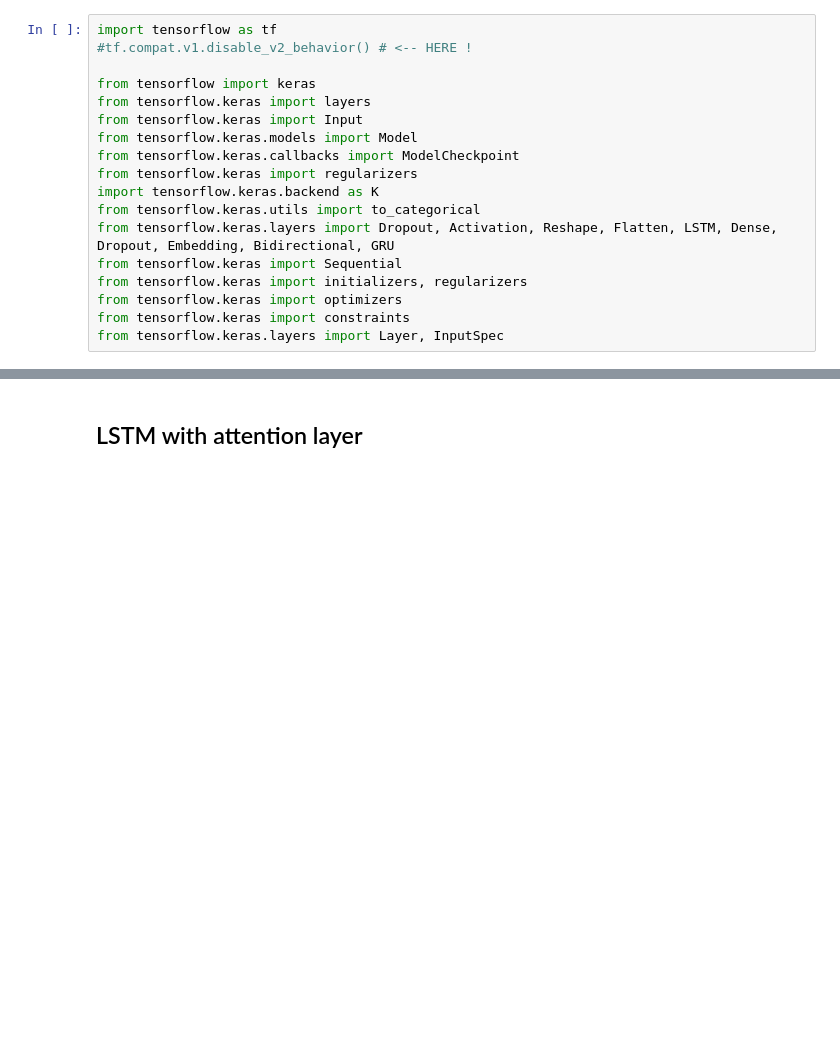
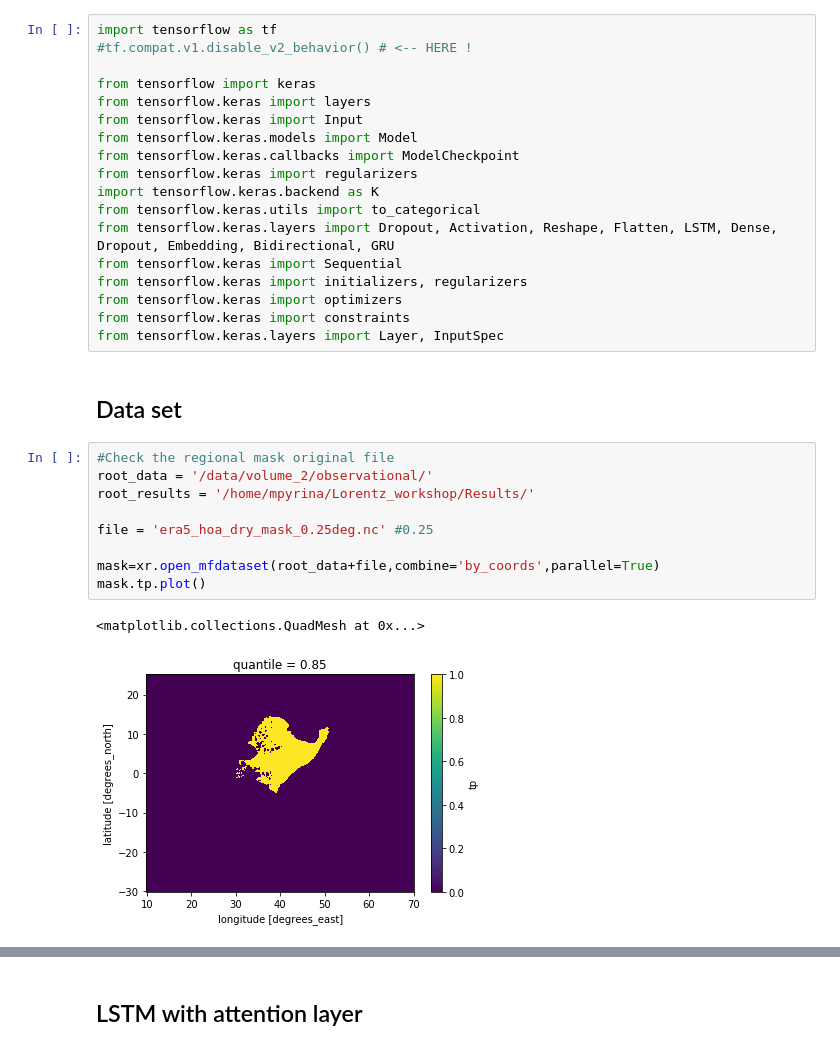
Before and after one commit to ZhengWinnieWu/Lorentz_workshop, a Jupyter notebook: lstm_att_demo_updated.ipynb, the cells around one changed output, grey strips where cells are left out. Drawn from its saved outputs; the diff is of its cells as text; blank space fills up the shorter version.

```diff
--- a/lstm_att_demo_updated.ipynb
+++ b/lstm_att_demo_updated.ipynb
@@ -36,3 +42,17 @@ from tensorflow.keras import initializers, regularizers
 from tensorflow.keras import optimizers
 from tensorflow.keras import constraints
 from tensorflow.keras.layers import Layer, InputSpec
+# %% [markdown]
+## Data set
+# %%
+#Check the regional mask original file
+root_data = '/data/volume_2/observational/'
+root_results = '/home/mpyrina/Lorentz_workshop/Results/'
+
+file = 'era5_hoa_dry_mask_0.25deg.nc' #0.25
+
+mask=xr.open_mfdataset(root_data+file,combine='by_coords',parallel=True)
+mask.tp.plot()
+# %% [output]
+<matplotlib.collections.QuadMesh at 0x...>
+[figure, added]
```
Also changed, not shown: parts of 21 cells of this notebook.
